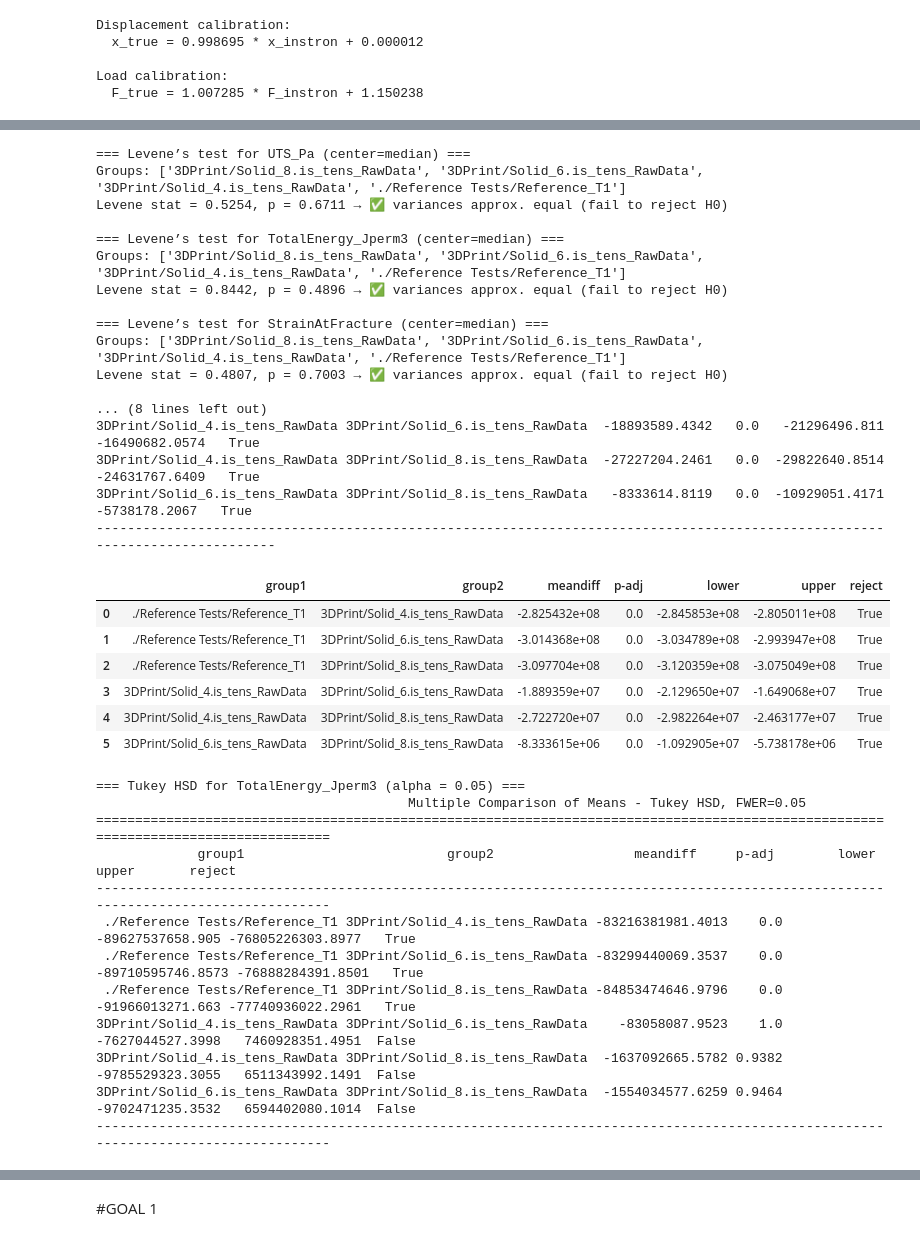
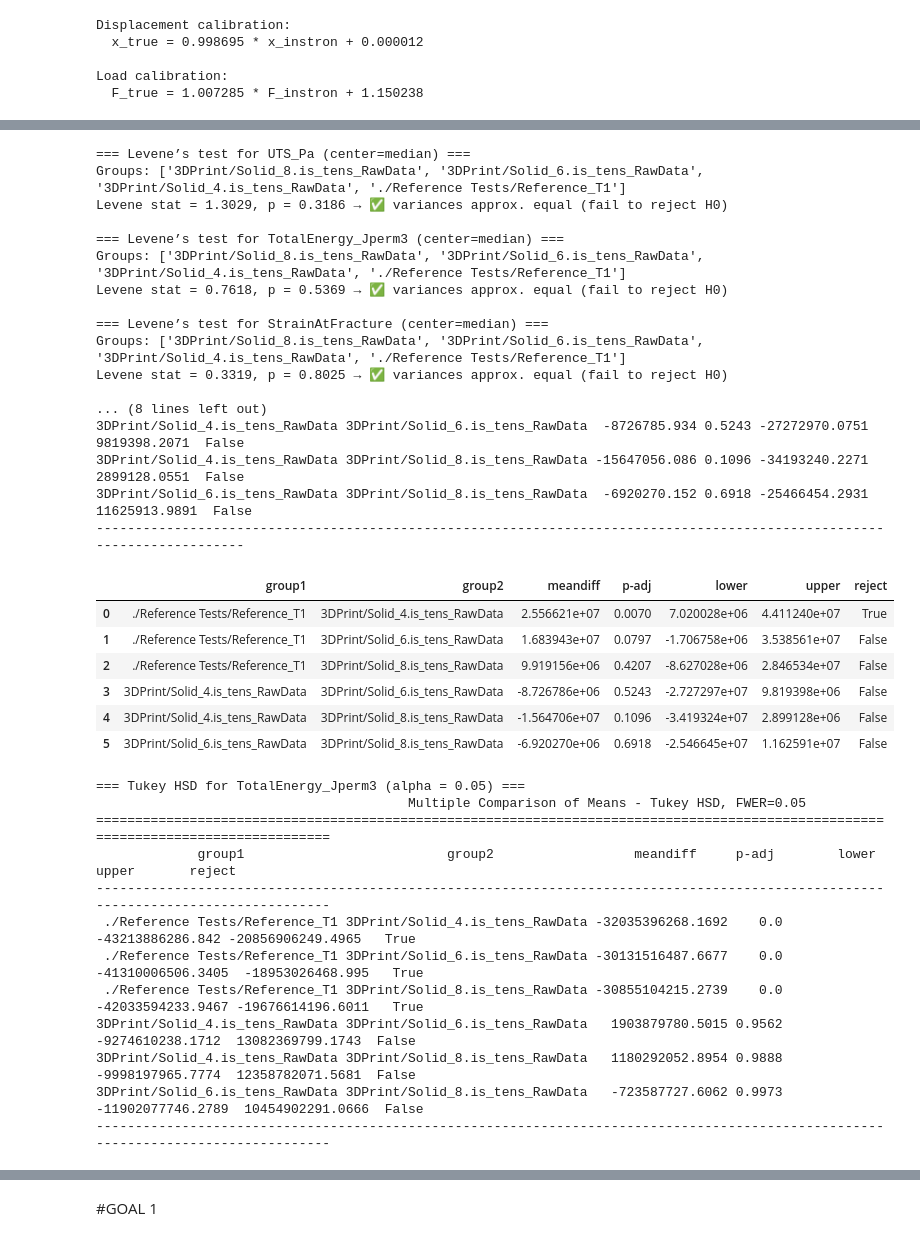
Before and after one commit to Ericyang978/ME103_Data_Processing, a Jupyter notebook: Processing.ipynb, the cells around one changed output, grey strips where cells are left out. Drawn from its saved outputs; the diff is of its cells as text; code cells hidden in the pictures.

```diff
--- a/Processing.ipynb
+++ b/Processing.ipynb
@@ -212,10 +230,3 @@ def analyze_tensile_folder(folder_path, gauge_length, cross_section_area, stress
             print(f"Error processing {csv_path}: {e}")
 
     return pd.DataFrame(results)
-# %%
-reference_tests = analyze_tensile_folder(
-     "./Reference Tests/Reference_T1",
-    1, 1
-)
-
-print(reference_tests)
@@ -398,7 +391,7 @@ def run_tukey_for_metric(results_by_condition, metric_col, alpha=0.05):
     return tukey, tukey_df
 # %%
 #Helper - After Sinter Part Dimensino Dictionary
-after_print_dim = pd.read_csv("after_sinter_dimensions.csv")
+after_print_dim = pd.read_csv("after_sinter_dimensions_2.csv")
 all_combinations = ["Gyroid_8", "Gyroid_6", "Gyroid_4", "Solid_8", "Solid_6", "Solid_4", "Triangular_8", "Triangular_6", "Triangular_4"]
 
 measurement_types = ["length (in)", "thickness (in)", "width (in)", "mass (g)"]
@@ -407,10 +400,22 @@ combo_to_measurement = {}
 for combination in all_combinations:
     sub_df = after_print_dim[(after_print_dim["infill_type"] == combination.split("_")[0].lower()) & (after_print_dim["wall_thickness"] == float(combination.split("_")[1]))]
 
-    length = float(sub_df[sub_df["measurement"] == measurement_types[0]]["mean_of_part_means"].values[0]) * in_to_m
+    #extracts the array STRINGS
+    len_s = sub_df[sub_df["measurement"] == measurement_types[0]]["part_means"].values[0]
+    thic_s = sub_df[sub_df["measurement"] == measurement_types[1]]["part_means"].values[0]
+    width_s = sub_df[sub_df["measurement"] == measurement_types[2]]["part_means"].values[0]
+    mass_s = sub_df[sub_df["measurement"] == measurement_types[3]]["part_means"].values[0]
 
-    cross_section_area = float(sub_df[sub_df["measurement"] == measurement_types[1]]["mean_of_part_means"].values[0]) * float(sub_df[sub_df["measurement"] == measurement_types[2]]["mean_of_part_means"].values[0])*in_to_m**2
+    #converts array strings to array
+    len_arr = np.array([float(x)*in_to_m for x in len_s.strip("[]").split()])
+    thic_arr = np.array([float(x)*in_to_m for x in thic_s.strip("[]").split()])
+    width_arr = np.array([float(x)*in_to_m for x in width_s.strip("[]").split()])
+    mass_arr = np.array([float(x) for x in mass_s.strip("[]").split()])
 
-    mean =  float(sub_df[sub_df["measurement"] == measurement_types[3]]["mean_of_part_means"].values[0])
-    combo_to_measurement[combination] = [length, cross_section_area,mean]
+
+    combo_to_measurement[combination] = [len_arr, thic_arr*width_arr,mass_arr]
+
+print(combo_to_measurement)
+#each entry --> combinatino
+#within each entry [list of average length means for each sample], [list of average cross sectional area for each sample], [list of average masses for each sample]
 # %% [output]
@@ -489,10 +494,12 @@ actual_area = (0.125*0.25)*in_to_m**2
 results_by_condition = {}
 
 for i, folder_name in enumerate(folder_names_final):
+    # print(f"dict {combo_to_measurement[folder_names[i]]}")
 
     reference_tests = analyze_tensile_folder(
         folder_name,
-        combo_to_measurement[folder_names[i]][0]/actual_length*L, combo_to_measurement[folder_names[i]][1]/actual_area*A
+        combo_to_measurement[folder_names[i]][0]/actual_length*L, combo_to_measurement[folder_names[i]][1]/actual_area*A,
+        calibrate_load, calibrate_displacement
     )
 
     results_by_condition[folder_name] = reference_tests
@@ -733,13 +740,15 @@ for i, folder_name in enumerate(folder_names_final):
     if not "Reference" in folder_name:
         reference_tests = analyze_tensile_folder(
             folder_name,
-        combo_to_measurement[folder_names[i]][0]/actual_length*L, combo_to_measurement[folder_names[i]][1]/actual_area*A
+            combo_to_measurement[folder_names[i]][0]/actual_length*L, combo_to_measurement[folder_names[i]][1]/actual_area*A,
+            calibrate_load, calibrate_displacement
         )
     #USE CAD DIMENSIONS (for waterjet parts)
     else:
         reference_tests = analyze_tensile_folder(
             folder_name,
-            L, A)
+            [L]*6, [A]*6,
+            calibrate_load, calibrate_displacement)
 
     results_by_condition[folder_name] = reference_tests
 
@@ -829,37 +838,37 @@ for metric in metrics:
 === Levene’s test for UTS_Pa (center=median) ===
 Groups: ['3DPrint/Solid_8.is_tens_RawData', '3DPrint/Solid_6.is_tens_RawData', '3DPrint/Solid_4.is_tens_RawData', './Reference Tests/Reference_T1']
-Levene stat = 0.5254, p = 0.6711 → ✅ variances approx. equal (fail to reject H0)
+Levene stat = 1.3029, p = 0.3186 → ✅ variances approx. equal (fail to reject H0)
 
 === Levene’s test for TotalEnergy_Jperm3 (center=median) ===
 Groups: ['3DPrint/Solid_8.is_tens_RawData', '3DPrint/Solid_6.is_tens_RawData', '3DPrint/Solid_4.is_tens_RawData', './Reference Tests/Reference_T1']
-Levene stat = 0.8442, p = 0.4896 → ✅ variances approx. equal (fail to reject H0)
+Levene stat = 0.7618, p = 0.5369 → ✅ variances approx. equal (fail to reject H0)
 
 === Levene’s test for StrainAtFracture (center=median) ===
 Groups: ['3DPrint/Solid_8.is_tens_RawData', '3DPrint/Solid_6.is_tens_RawData', '3DPrint/Solid_4.is_tens_RawData', './Reference Tests/Reference_T1']
-Levene stat = 0.4807, p = 0.7003 → ✅ variances approx. equal (fail to reject H0)
+Levene stat = 0.3319, p = 0.8025 → ✅ variances approx. equal (fail to reject H0)
 
 ... (8 lines left out)
-3DPrint/Solid_4.is_tens_RawData 3DPrint/Solid_6.is_tens_RawData  -18893589.4342   0.0   -21296496.811  -16490682.0574   True
-3DPrint/Solid_4.is_tens_RawData 3DPrint/Solid_8.is_tens_RawData  -27227204.2461   0.0  -29822640.8514  -24631767.6409   True
-3DPrint/Solid_6.is_tens_RawData 3DPrint/Solid_8.is_tens_RawData   -8333614.8119   0.0  -10929051.4171   -5738178.2067   True
-----------------------------------------------------------------------------------------------------------------------------
+3DPrint/Solid_4.is_tens_RawData 3DPrint/Solid_6.is_tens_RawData  -8726785.934 0.5243 -27272970.0751  9819398.2071  False
+3DPrint/Solid_4.is_tens_RawData 3DPrint/Solid_8.is_tens_RawData -15647056.086 0.1096 -34193240.2271  2899128.0551  False
+3DPrint/Solid_6.is_tens_RawData 3DPrint/Solid_8.is_tens_RawData  -6920270.152 0.6918 -25466454.2931 11625913.9891  False
+------------------------------------------------------------------------------------------------------------------------
 |  | group1 | group2 | meandiff | p-adj | lower | upper | reject |
-| 0 | ./Reference Tests/Reference_T1 | 3DPrint/Solid_4.is_tens_RawData | -2.825432e+08 | 0.0 | -2.845853e+08 | -2.805011e+08 | True |
-| 1 | ./Reference Tests/Reference_T1 | 3DPrint/Solid_6.is_tens_RawData | -3.014368e+08 | 0.0 | -3.034789e+08 | -2.993947e+08 | True |
-| 2 | ./Reference Tests/Reference_T1 | 3DPrint/Solid_8.is_tens_RawData | -3.097704e+08 | 0.0 | -3.120359e+08 | -3.075049e+08 | True |
-| 3 | 3DPrint/Solid_4.is_tens_RawData | 3DPrint/Solid_6.is_tens_RawData | -1.889359e+07 | 0.0 | -2.129650e+07 | -1.649068e+07 | True |
-| 4 | 3DPrint/Solid_4.is_tens_RawData | 3DPrint/Solid_8.is_tens_RawData | -2.722720e+07 | 0.0 | -2.982264e+07 | -2.463177e+07 | True |
-| 5 | 3DPrint/Solid_6.is_tens_RawData | 3DPrint/Solid_8.is_tens_RawData | -8.333615e+06 | 0.0 | -1.092905e+07 | -5.738178e+06 | True |
+| 0 | ./Reference Tests/Reference_T1 | 3DPrint/Solid_4.is_tens_RawData | 2.556621e+07 | 0.0070 | 7.020028e+06 | 4.411240e+07 | True |
+| 1 | ./Reference Tests/Reference_T1 | 3DPrint/Solid_6.is_tens_RawData | 1.683943e+07 | 0.0797 | -1.706758e+06 | 3.538561e+07 | False |
+| 2 | ./Reference Tests/Reference_T1 | 3DPrint/Solid_8.is_tens_RawData | 9.919156e+06 | 0.4207 | -8.627028e+06 | 2.846534e+07 | False |
+| 3 | 3DPrint/Solid_4.is_tens_RawData | 3DPrint/Solid_6.is_tens_RawData | -8.726786e+06 | 0.5243 | -2.727297e+07 | 9.819398e+06 | False |
+| 4 | 3DPrint/Solid_4.is_tens_RawData | 3DPrint/Solid_8.is_tens_RawData | -1.564706e+07 | 0.1096 | -3.419324e+07 | 2.899128e+06 | False |
+| 5 | 3DPrint/Solid_6.is_tens_RawData | 3DPrint/Solid_8.is_tens_RawData | -6.920270e+06 | 0.6918 | -2.546645e+07 | 1.162591e+07 | False |
 === Tukey HSD for TotalEnergy_Jperm3 (alpha = 0.05) ===
                                         Multiple Comparison of Means - Tukey HSD, FWER=0.05
 ===================================================================================================================================
              group1                          group2                  meandiff     p-adj        lower             upper       reject
 -----------------------------------------------------------------------------------------------------------------------------------
- ./Reference Tests/Reference_T1 3DPrint/Solid_4.is_tens_RawData -83216381981.4013    0.0  -89627537658.905 -76805226303.8977   True
- ./Reference Tests/Reference_T1 3DPrint/Solid_6.is_tens_RawData -83299440069.3537    0.0 -89710595746.8573 -76888284391.8501   True
- ./Reference Tests/Reference_T1 3DPrint/Solid_8.is_tens_RawData -84853474646.9796    0.0  -91966013271.663 -77740936022.2961   True
-3DPrint/Solid_4.is_tens_RawData 3DPrint/Solid_6.is_tens_RawData    -83058087.9523    1.0  -7627044527.3998   7460928351.4951  False
-3DPrint/Solid_4.is_tens_RawData 3DPrint/Solid_8.is_tens_RawData  -1637092665.5782 0.9382  -9785529323.3055   6511343992.1491  False
-3DPrint/Solid_6.is_tens_RawData 3DPrint/Solid_8.is_tens_RawData  -1554034577.6259 0.9464  -9702471235.3532   6594402080.1014  False
+ ./Reference Tests/Reference_T1 3DPrint/Solid_4.is_tens_RawData -32035396268.1692    0.0  -43213886286.842 -20856906249.4965   True
+ ./Reference Tests/Reference_T1 3DPrint/Solid_6.is_tens_RawData -30131516487.6677    0.0 -41310006506.3405  -18953026468.995   True
+ ./Reference Tests/Reference_T1 3DPrint/Solid_8.is_tens_RawData -30855104215.2739    0.0 -42033594233.9467 -19676614196.6011   True
+3DPrint/Solid_4.is_tens_RawData 3DPrint/Solid_6.is_tens_RawData   1903879780.5015 0.9562  -9274610238.1712  13082369799.1743  False
+3DPrint/Solid_4.is_tens_RawData 3DPrint/Solid_8.is_tens_RawData   1180292052.8954 0.9888  -9998197965.7774  12358782071.5681  False
+3DPrint/Solid_6.is_tens_RawData 3DPrint/Solid_8.is_tens_RawData   -723587727.6062 0.9973 -11902077746.2789  10454902291.0666  False
 -----------------------------------------------------------------------------------------------------------------------------------
 |  | group1 | group2 | meandiff | p-adj | lower | upper | reject |
```
Also changed, not shown: parts of 7 cells of this notebook, 16 other files.
